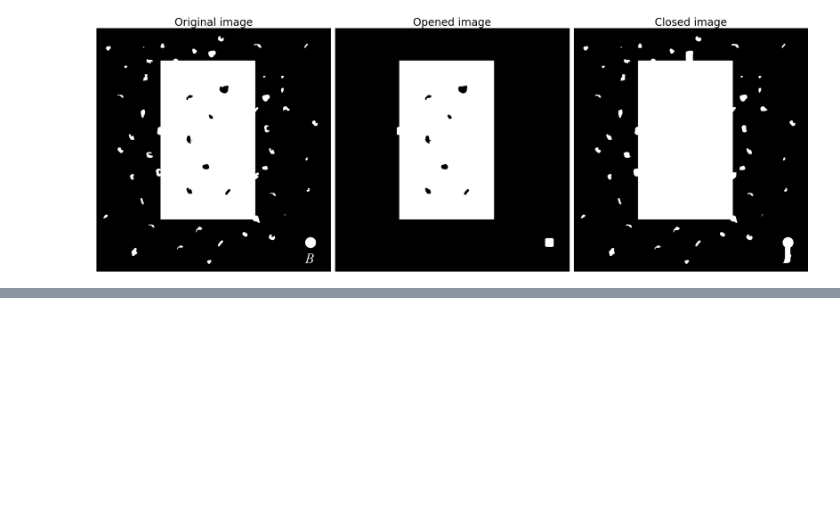
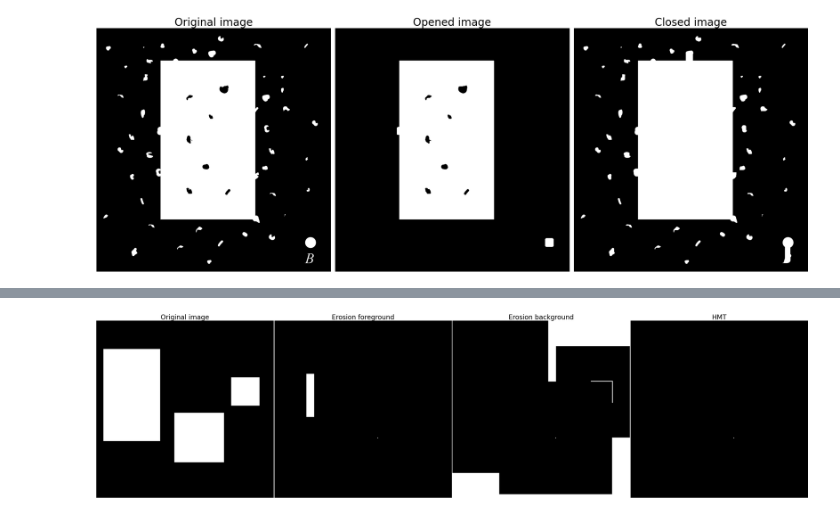
Before and after one commit to thiagopx/pdi, a Jupyter notebook: notebooks/6_morphology.ipynb, the cells around one changed output, grey strips where cells are left out. Drawn from its saved outputs; the diff is of its cells as text; code cells hidden in the pictures; blank space fills up the shorter version.

```diff
--- a/notebooks/6_morphology.ipynb
+++ b/notebooks/6_morphology.ipynb
@@ -201,0 +226,25 @@ show_collection([image, opened, closed], titles, scale=0.05, cmap="gray", fontsi
+# %%
+from skimage.morphology import square, binary_opening, binary_closing
+
+A = np.zeros((250, 250), dtype=np.uint8)
+
+A[40:170, 10:90] = 1 # C
+A[130:200, 110:180] = 1# D 50x50
+A[80:120, 190:230] = 1 # E
+
+# Define the structuring element
+D = square(70) # W
+W_D = np.zeros((90, 90), dtype=np.uint8)
+W_D[:10] = 1
+W_D[-10:] = 1
+W_D[:, :10] = 1
+W_D[:, -10:] = 1
+
+erosion_fg = binary_erosion(A, D)
+erosion_bg = binary_erosion(1-A, W_D)
+hmt = erosion_fg & erosion_bg
+
+titles = ['Original image', 'Erosion foreground', 'Erosion background', 'HMT']
+show_collection([A, erosion_fg, erosion_bg, hmt], titles, scale=0.3, cmap="gray", fontsize=20)
+# %% [output]
+[figure, added]
```
Also changed, not shown: parts of 10 cells of this notebook, 4 other files.
